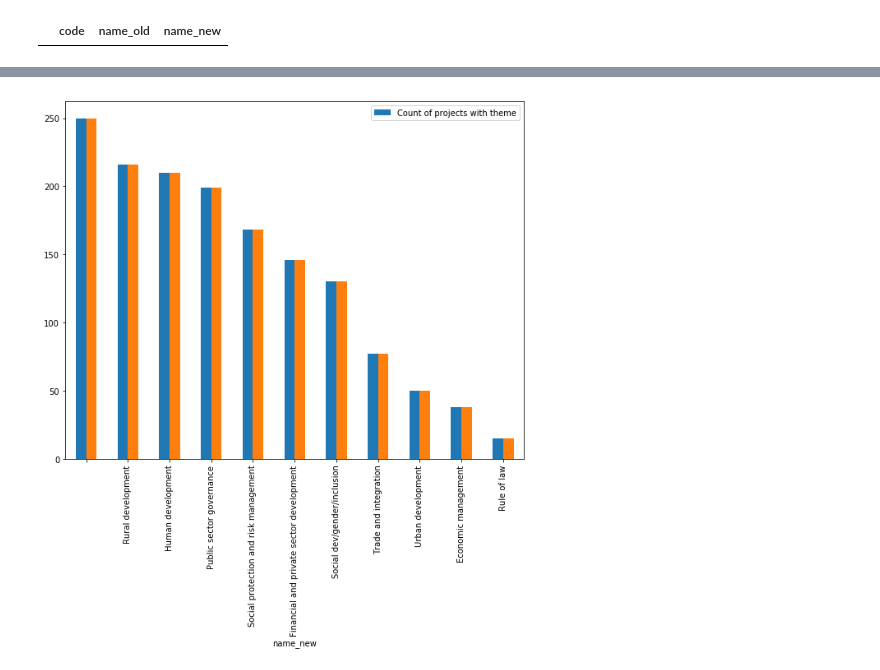
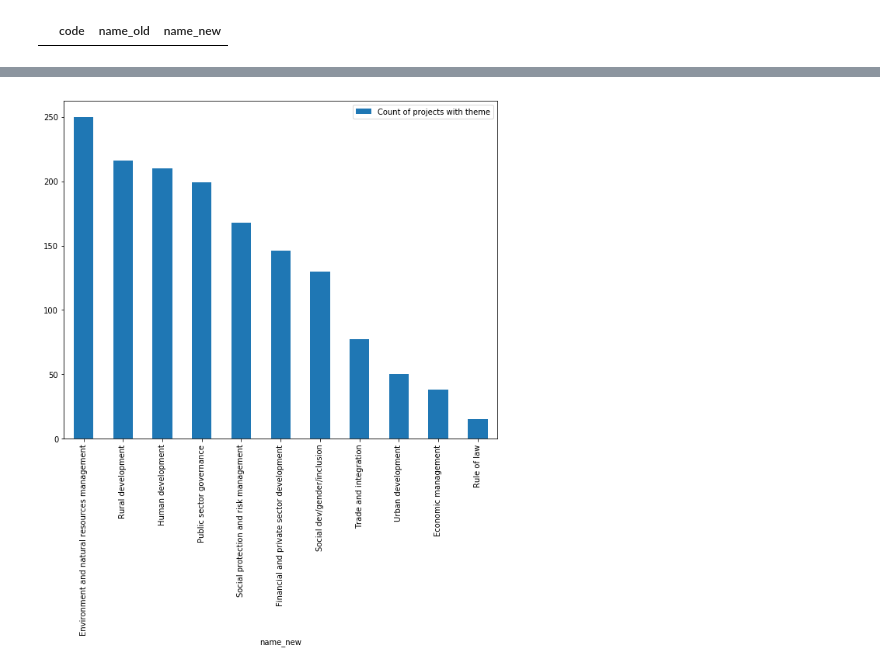
Before and after one commit to ChetanaYogeesh-zz/Springboard, a Jupyter notebook: data_wrangling_json/world_bank_projects_JSON_mini_project.ipynb, the cells around one changed output, grey strips where cells are left out. Cells and saved outputs as stored; diff of their text form; code cells hidden in the pictures.

Commit message:
Fixed the mssing value duplicates issue

```diff
--- a/data_wrangling_json/world_bank_projects_JSON_mini_project.ipynb
+++ b/data_wrangling_json/world_bank_projects_JSON_mini_project.ipynb
@@ -347,19 +322,21 @@ project_theme_df.groupby(['code','name']).size().reset_index().rename(columns={0
 import numpy as np
 
 #Remove Duplicates from dictionary to create a lookup table
-code_name_lookup_df = project_theme_df.drop_duplicates(['code'])
+#Without addressing the missing values, do not use drop_duplicates
+strng= ""
+
+code_name_lookup_df = project_theme_df.query("name != @strng").drop_duplicates(['code','name'])
 code_name_lookup_df
 
 #Fill all the missing values with "MISSING THEME" (practice steps, but not necessary for the problem)
 missing_themes_df = project_theme_df[project_theme_df['name']==''].replace(r'', np.nan, regex=True).fillna("MISSING THEME") #.count()
-missing_themes_df
-
 missing_themes_df = missing_themes_df.merge(code_name_lookup_df, on='code')
 missing_themes_df[['code','name_y']].sort_values('code',ascending='True').drop_duplicates(['code'])
 
-filled_themes_df = pd.merge(project_theme_df,code_name_lookup_df, on='code',how='inner',suffixes=['_old','_new'])
+filled_themes_df = pd.merge(project_theme_df,code_name_lookup_df, how='inner',on='code',suffixes=['_old','_new'])
 
-#Check if there are any "MISSING THEMES" in the new dataframe with all missing values filled in
+#print(project_theme_df.loc[project_theme_df['code'] == 8])#Check if there are any "MISSING THEMES" in the new dataframe with all missing values filled in
 filled_themes_df[(filled_themes_df.name_new == "MISSING THEME")].sort_index(ascending='True')
+#project_theme_df['name'].str.contains("Env")==False
 # %% [output]
 |  | code | name_old | name_new |
@@ -384,10 +366,10 @@ lookup_df
 # %%
 # visualizing project theme breakdown
 plt.rcParams["figure.figsize"] = (10,8)
-filled_themes_df.drop('name_old',1)
+filled_themes_df.drop('name_old',inplace=True,axis=1)
 plotdf = filled_themes_df.groupby('name_new').count().sort_values('code',ascending=False)
 plotdf.plot(kind='bar')
 plt.legend(['Count of projects with theme'])
 plt.show()
 # %% [output]
-[figure, old version]
+[figure, new version]
```
Also changed, not shown: parts of 5 cells of this notebook.
